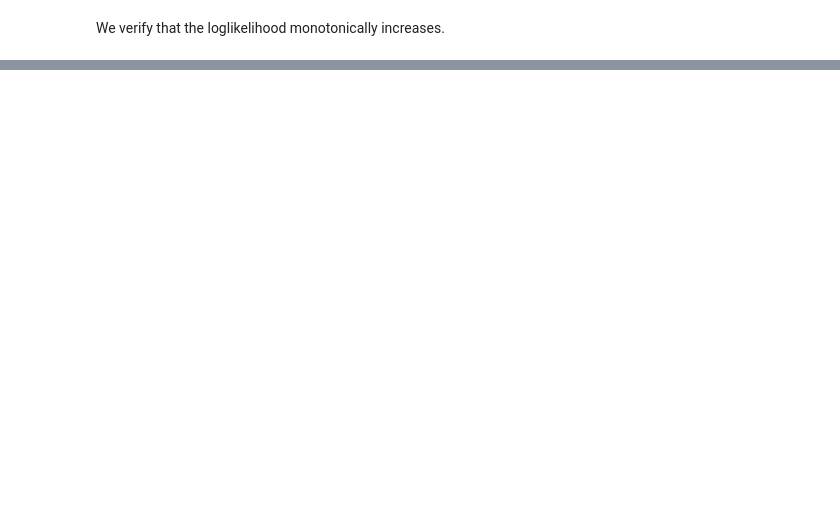
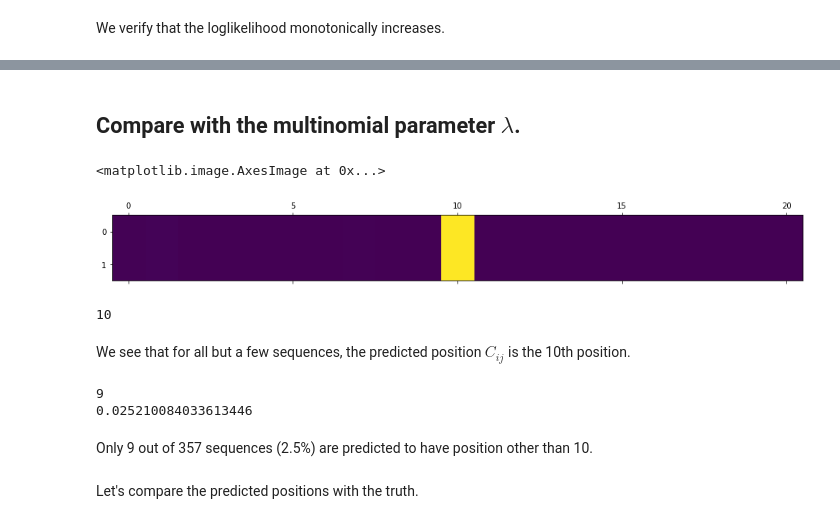
Before and after one commit to KillingVectorField/latent-sequence-model-EM-algorithm, a Jupyter notebook: Assignment_1_EM.ipynb, the cells around one changed output, grey strips where cells are left out. Cells and saved outputs as stored; diff of their text form; code cells hidden in the pictures; blank space fills up the shorter version.

```diff
--- a/Assignment_1_EM.ipynb
+++ b/Assignment_1_EM.ipynb
@@ -233,0 +355,23 @@ result_list[9][2][-1]
+# %% [markdown]
+## Compare with the multinomial parameter $\lambda$.
+# %%
+plt.matshow(np.array([theta['lmbda']]*2))
+# %% [output]
+<matplotlib.image.AxesImage at 0x...>
+[figure, added]
+# %%
+np.argmax(EqC.mean(axis=0))
+# %% [output]
+10
+# %% [markdown]
+We see that for all but a few sequences, the predicted position $C_{ij}$ is the 10th position.
+# %%
+print((np.apply_along_axis(np.argmax, 1, EqC) != np.argmax(EqC.mean(axis=0))).sum())
+print((np.apply_along_axis(np.argmax, 1, EqC) != np.argmax(EqC.mean(axis=0))).mean())
+# %% [output]
+9
+0.025210084033613446
+# %% [markdown]
+Only 9 out of 357 sequences (2.5%) are predicted to have position other than 10.
+# %% [markdown]
+Let's compare the predicted positions with the truth.
```
Also changed, not shown: parts of 87 cells of this notebook.
